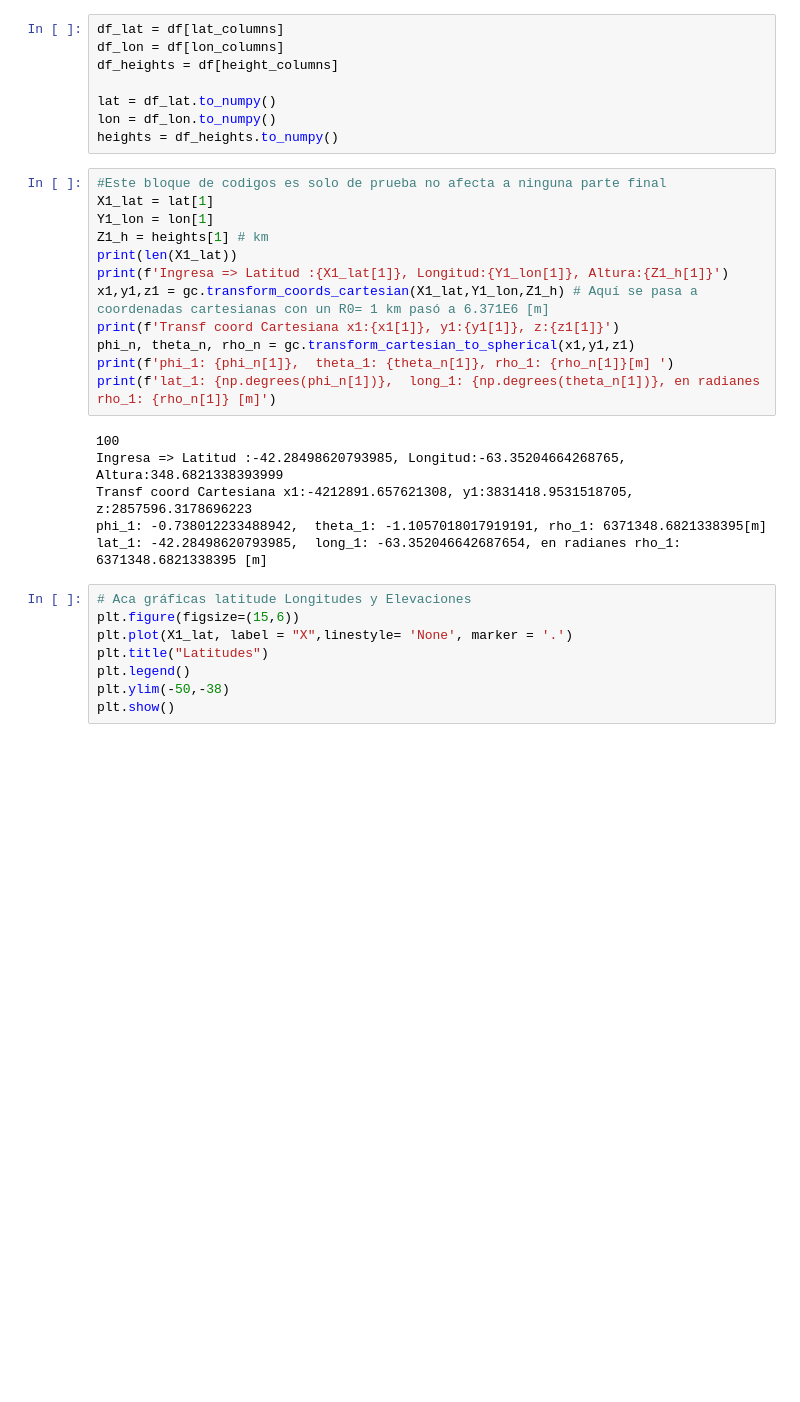
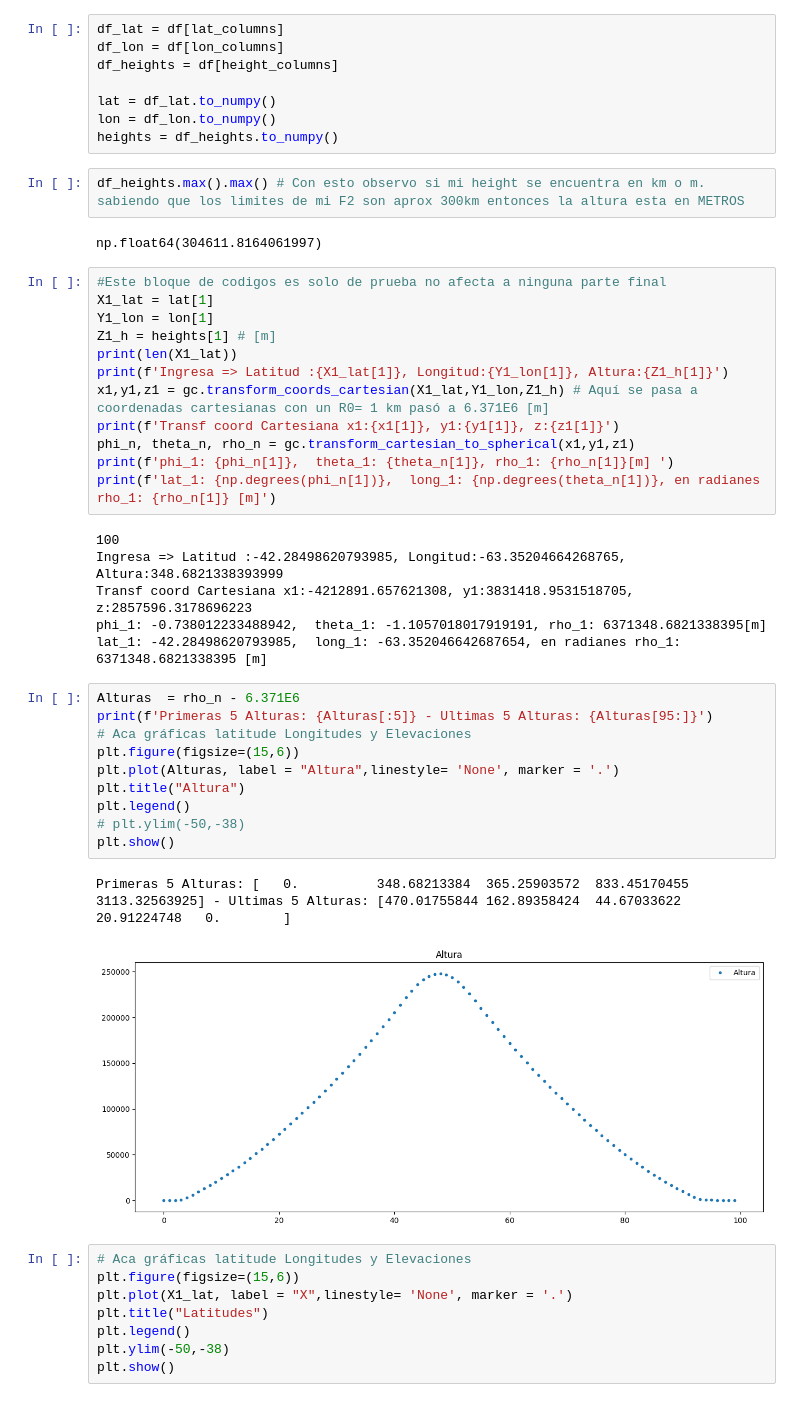
Before and after one commit to ValeFernando840/Ray-Tracing, a Jupyter notebook: 01-Generar_Nuevo_Dataset.ipynb, the cells around one changed output. Drawn from its saved outputs; the diff is of its cells as text; blank space fills up the shorter version.

```diff
--- a/01-Generar_Nuevo_Dataset.ipynb
+++ b/01-Generar_Nuevo_Dataset.ipynb
@@ -22,11 +22,15 @@ df_heights = df[height_columns]
 lat = df_lat.to_numpy()
 lon = df_lon.to_numpy()
 heights = df_heights.to_numpy()
+# %%
+df_heights.max().max() # Con esto observo si mi height se encuentra en km o m. sabiendo que los limites de mi F2 son aprox 300km entonces la altura esta en METROS
+# %% [output]
+np.float64(304611.8164061997)
 # %%
 #Este bloque de codigos es solo de prueba no afecta a ninguna parte final
 X1_lat = lat[1]
 Y1_lon = lon[1]
-Z1_h = heights[1] # km
+Z1_h = heights[1] # [m]
 print(len(X1_lat))
 print(f'Ingresa => Latitud :{X1_lat[1]}, Longitud:{Y1_lon[1]}, Altura:{Z1_h[1]}')
 x1,y1,z1 = gc.transform_coords_cartesian(X1_lat,Y1_lon,Z1_h) # Aquí se pasa a coordenadas cartesianas con un R0= 1 km pasó a 6.371E6 [m]
@@ -40,6 +44,19 @@ Ingresa => Latitud :-42.28498620793985, Longitud:-63.35204664268765, Altura:348.
 Transf coord Cartesiana x1:-4212891.657621308, y1:3831418.9531518705, z:2857596.3178696223
 phi_1: -0.738012233488942,  theta_1: -1.1057018017919191, rho_1: 6371348.6821338395[m]
 lat_1: -42.28498620793985,  long_1: -63.352046642687654, en radianes rho_1: 6371348.6821338395 [m]
+# %%
+Alturas  = rho_n - 6.371E6
+print(f'Primeras 5 Alturas: {Alturas[:5]} - Ultimas 5 Alturas: {Alturas[95:]}')
+# Aca gráficas latitude Longitudes y Elevaciones
+plt.figure(figsize=(15,6))
+plt.plot(Alturas, label = "Altura",linestyle= 'None', marker = '.')
+plt.title("Altura")
+plt.legend()
+# plt.ylim(-50,-38)
+plt.show()
+# %% [output]
+Primeras 5 Alturas: [   0.          348.68213384  365.25903572  833.45170455 3113.32563925] - Ultimas 5 Alturas: [470.01755844 162.89358424  44.67033622  20.91224748   0.        ]
+[figure, added]
 # %%
 # Aca gráficas latitude Longitudes y Elevaciones
 plt.figure(figsize=(15,6))
```
Also changed, not shown: parts of 2 cells of this notebook, 4 other files.
